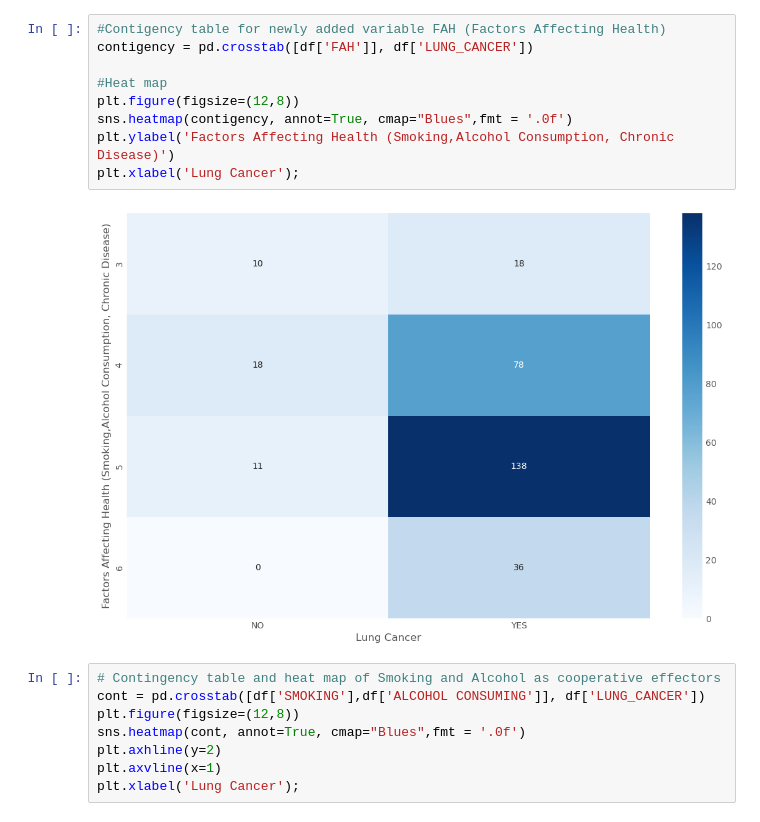
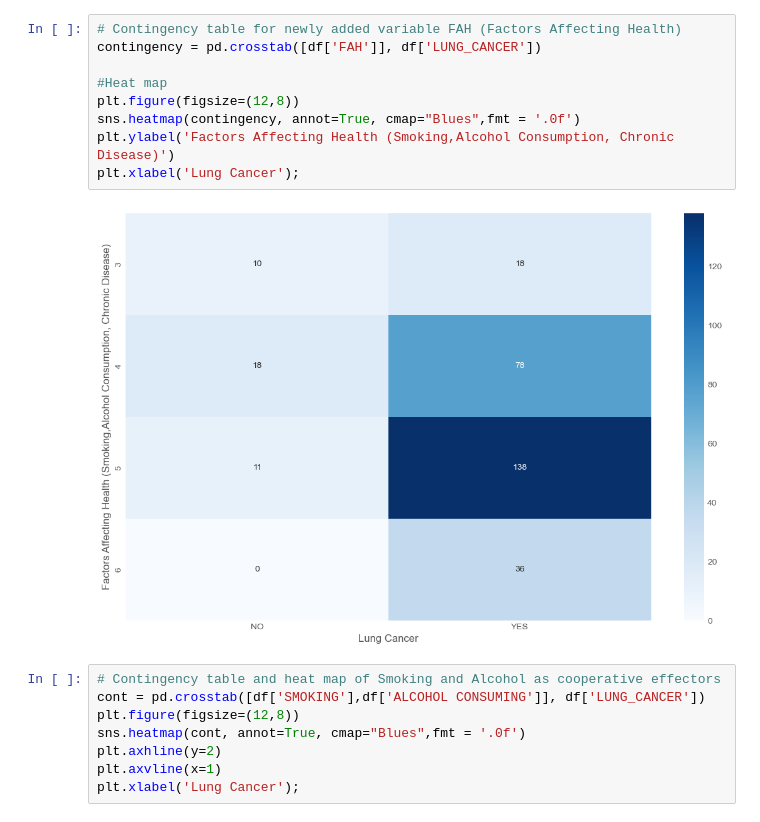
Before and after one commit to Spikes666/Data-Dive-1, a Jupyter notebook: main-James.ipynb, the cells around one changed output. Drawn from its saved outputs; the diff is of its cells as text.

```diff
--- a/main-James.ipynb
+++ b/main-James.ipynb
@@ -202,16 +204,16 @@ plt.xlabel('Lung Cancer');
 # %% [output]
 [figure]
 # %%
-#Contigency table for newly added variable FAH (Factors Affecting Health)
-contigency = pd.crosstab([df['FAH']], df['LUNG_CANCER'])
+# Contingency table for newly added variable FAH (Factors Affecting Health)
+contingency = pd.crosstab([df['FAH']], df['LUNG_CANCER'])
 
 #Heat map
 plt.figure(figsize=(12,8))
-sns.heatmap(contigency, annot=True, cmap="Blues",fmt = '.0f')
+sns.heatmap(contingency, annot=True, cmap="Blues",fmt = '.0f')
 plt.ylabel('Factors Affecting Health (Smoking,Alcohol Consumption, Chronic Disease)')
 plt.xlabel('Lung Cancer');
 # %% [output]
-[figure, old version]
+[figure, new version]
 # %%
 # Contingency table and heat map of Smoking and Alcohol as cooperative effectors
 cont = pd.crosstab([df['SMOKING'],df['ALCOHOL CONSUMING']], df['LUNG_CANCER'])
```
Also changed, not shown: parts of 20 cells of this notebook.
